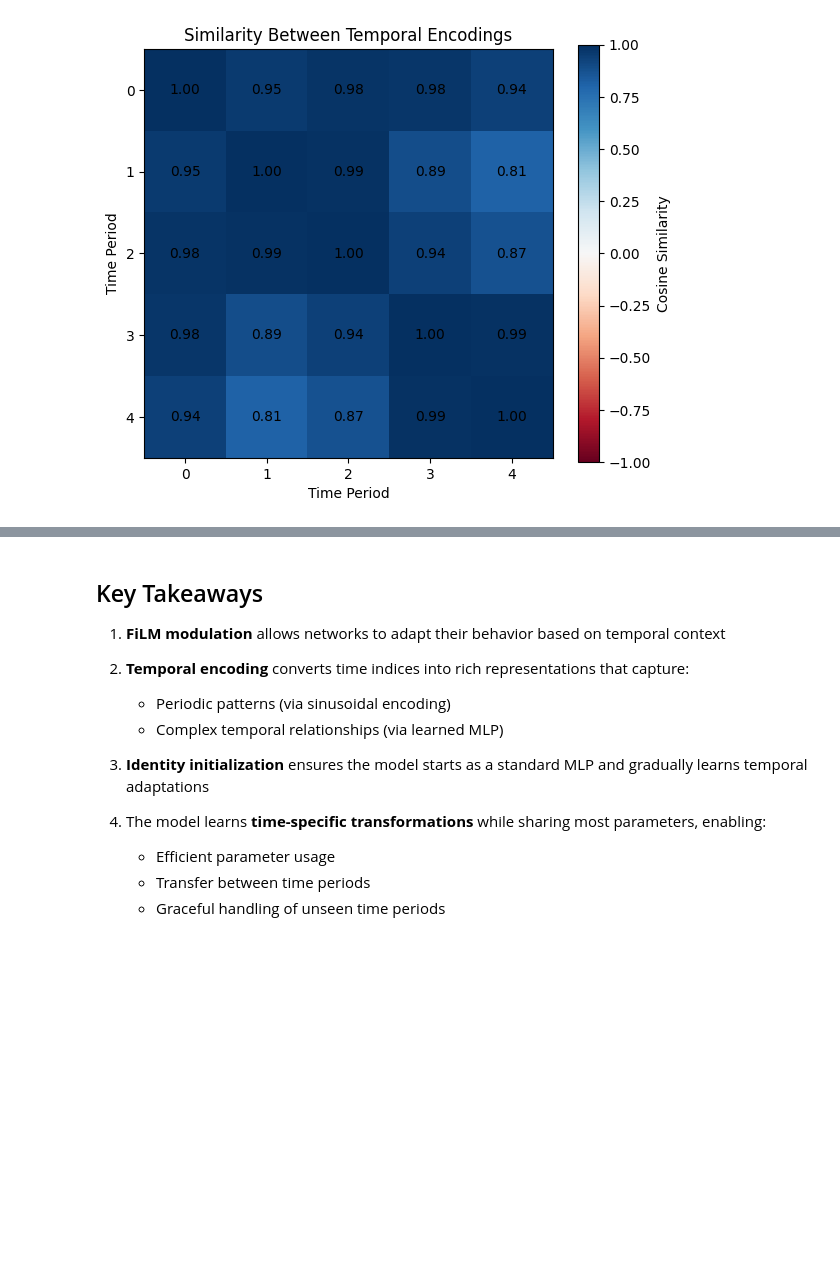
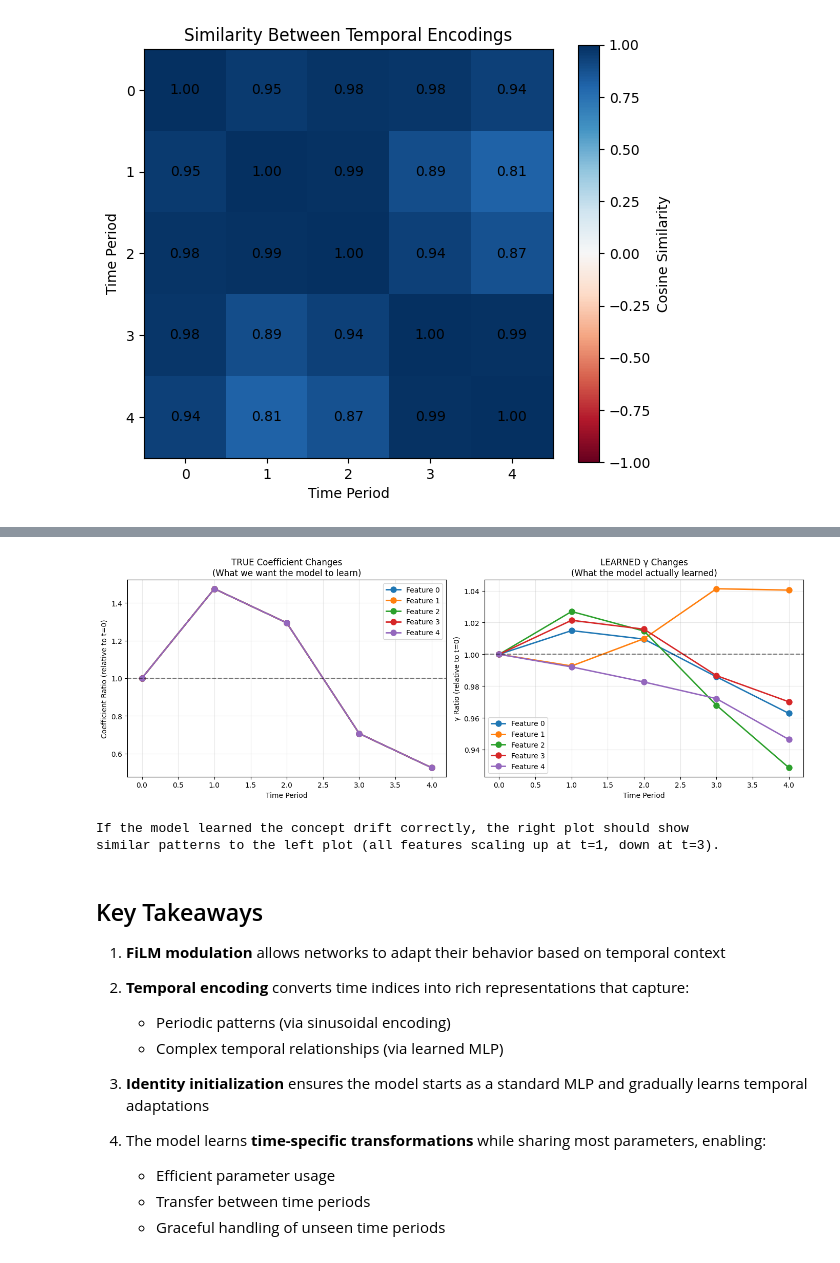
Before and after one commit to liamflynn1989/tabular-nn-research, a Jupyter notebook: tutorials/01_temporal_modulation.ipynb, the cells around one changed output, grey strips where cells are left out. Saved outputs shown, nothing was run; the diff lists cells and outputs as text; code cells hidden in the pictures; blank space fills up the shorter version.

```diff
--- a/tutorials/01_temporal_modulation.ipynb
+++ b/tutorials/01_temporal_modulation.ipynb
@@ -575,3 +860,42 @@ Shape: torch.Size([5, 16])
+# %%
+# Compare learned gamma to true coefficient changes
+# The true coefficients scaled by sin pattern - did gamma learn something similar?
+
+fig, axes = plt.subplots(1, 2, figsize=(14, 5))
+
+# Normalize both for comparison
+true_coef_normalized = true_coefs / true_coefs[0]  # Relative to t=0
+gamma_normalized = gamma.numpy() / gamma[0].numpy()  # Relative to t=0
+
+# Plot true coefficient ratios
+for feat in range(5):
+    axes[0].plot(range(5), true_coef_normalized[:, feat], 'o-', label=f'Feature {feat}', linewidth=2, markersize=8)
+axes[0].axhline(1.0, color='black', linestyle='--', alpha=0.5)
+axes[0].set_xlabel('Time Period')
+axes[0].set_ylabel('Coefficient Ratio (relative to t=0)')
+axes[0].set_title('TRUE Coefficient Changes\n(What we want the model to learn)')
+axes[0].legend()
+axes[0].grid(True, alpha=0.3)
+
+# Plot learned gamma ratios
+for feat in range(5):
+    axes[1].plot(range(5), gamma_normalized[:, feat], 'o-', label=f'Feature {feat}', linewidth=2, markersize=8)
+axes[1].axhline(1.0, color='black', linestyle='--', alpha=0.5)
+axes[1].set_xlabel('Time Period')
+axes[1].set_ylabel('γ Ratio (relative to t=0)')
+axes[1].set_title('LEARNED γ Changes\n(What the model actually learned)')
+axes[1].legend()
+axes[1].grid(True, alpha=0.3)
+
+plt.tight_layout()
+plt.show()
+
+print("If the model learned the concept drift correctly, the right plot should show")
+print("similar patterns to the left plot (all features scaling up at t=1, down at t=3).")
+# %% [output]
+[figure, added]
+If the model learned the concept drift correctly, the right plot should show
+similar patterns to the left plot (all features scaling up at t=1, down at t=3).
 # %% [markdown]
 ## Key Takeaways
 
```
Also changed, not shown: parts of 8 cells of this notebook.
